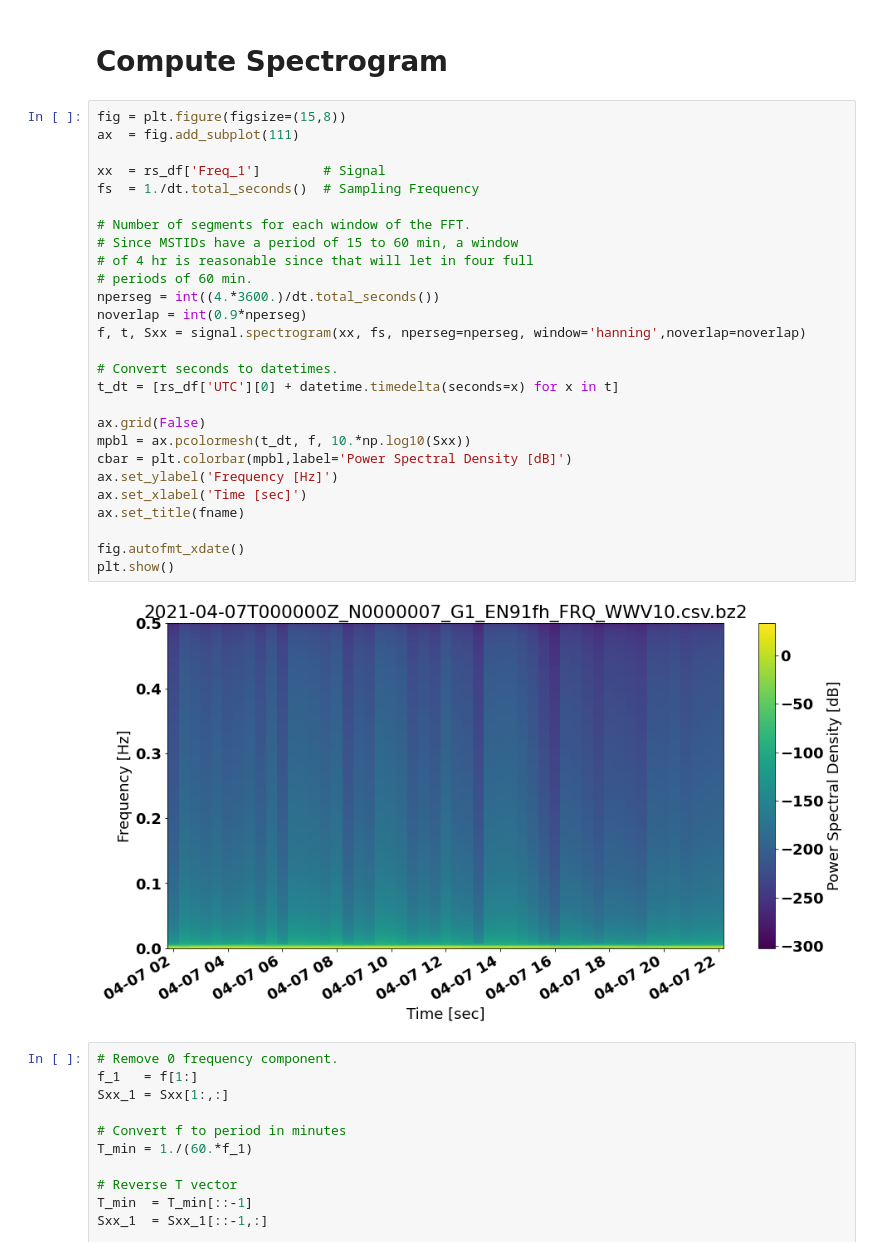
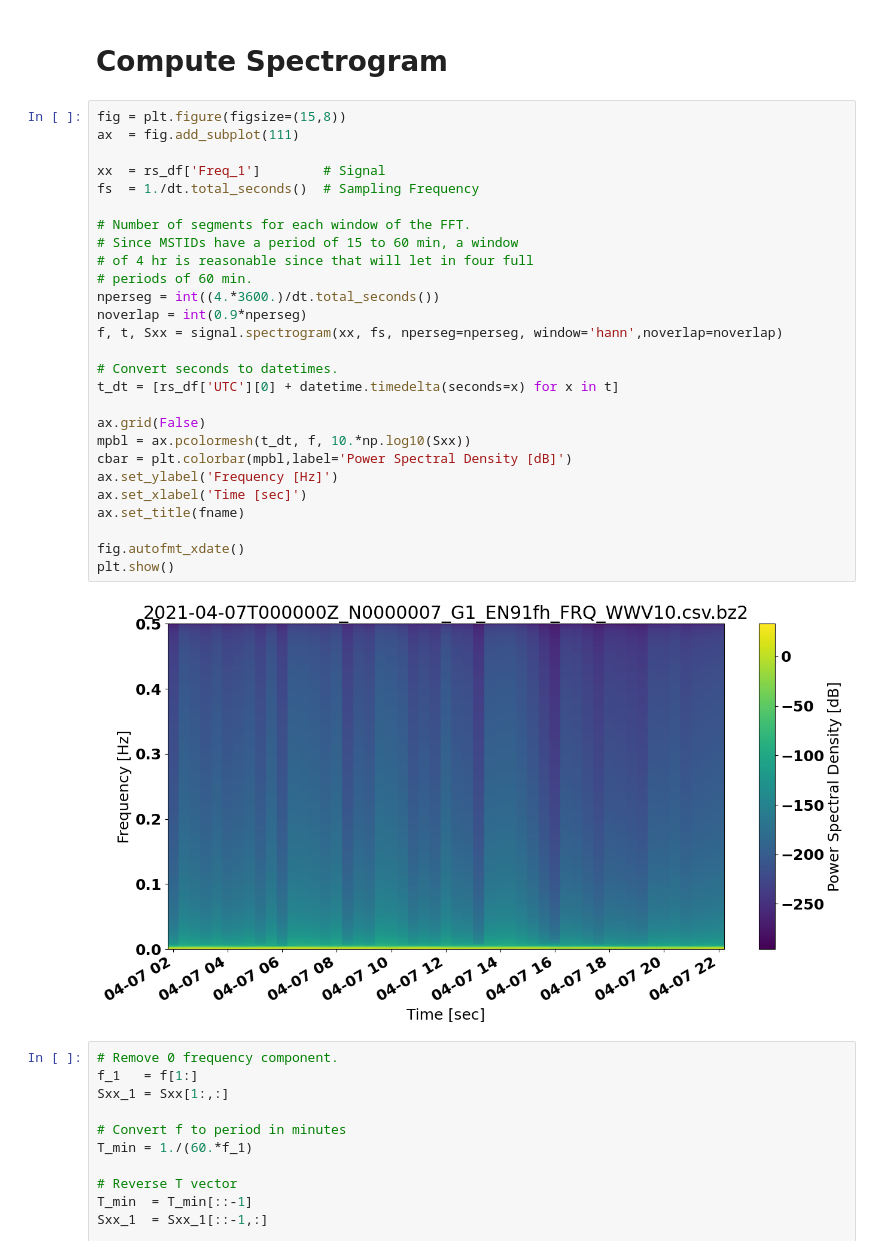
Before and after one commit to HamSCI/grape_analysis_demo, a Jupyter notebook: Grape Data Analysis Demo.ipynb, the cells around one changed output. Drawn from its saved outputs; the diff is of its cells as text.

Commit message:
hanning to hann

```diff
--- a/Grape Data Analysis Demo.ipynb
+++ b/Grape Data Analysis Demo.ipynb
@@ -251,32 +251,32 @@ plt.show()
 # %%
 fig = plt.figure(figsize=(15,8))
 ax  = fig.add_subplot(111)
 
 xx  = rs_df['Freq_1']        # Signal
 fs  = 1./dt.total_seconds()  # Sampling Frequency
 
 # Number of segments for each window of the FFT.
 # Since MSTIDs have a period of 15 to 60 min, a window
 # of 4 hr is reasonable since that will let in four full
 # periods of 60 min.
 nperseg = int((4.*3600.)/dt.total_seconds())
 noverlap = int(0.9*nperseg)
-f, t, Sxx = signal.spectrogram(xx, fs, nperseg=nperseg, window='hanning',noverlap=noverlap)
+f, t, Sxx = signal.spectrogram(xx, fs, nperseg=nperseg, window='hann',noverlap=noverlap)
 
 # Convert seconds to datetimes.
 t_dt = [rs_df['UTC'][0] + datetime.timedelta(seconds=x) for x in t]
 
 ax.grid(False)
 mpbl = ax.pcolormesh(t_dt, f, 10.*np.log10(Sxx))
 cbar = plt.colorbar(mpbl,label='Power Spectral Density [dB]')
 ax.set_ylabel('Frequency [Hz]')
 ax.set_xlabel('Time [sec]')
 ax.set_title(fname)
 
 fig.autofmt_xdate()
 plt.show()
 # %% [output]
-[figure, old version]
+[figure, new version]
 # %%
 # Remove 0 frequency component.
 f_1   = f[1:]
```
Also changed, not shown: parts of 6 cells of this notebook.
